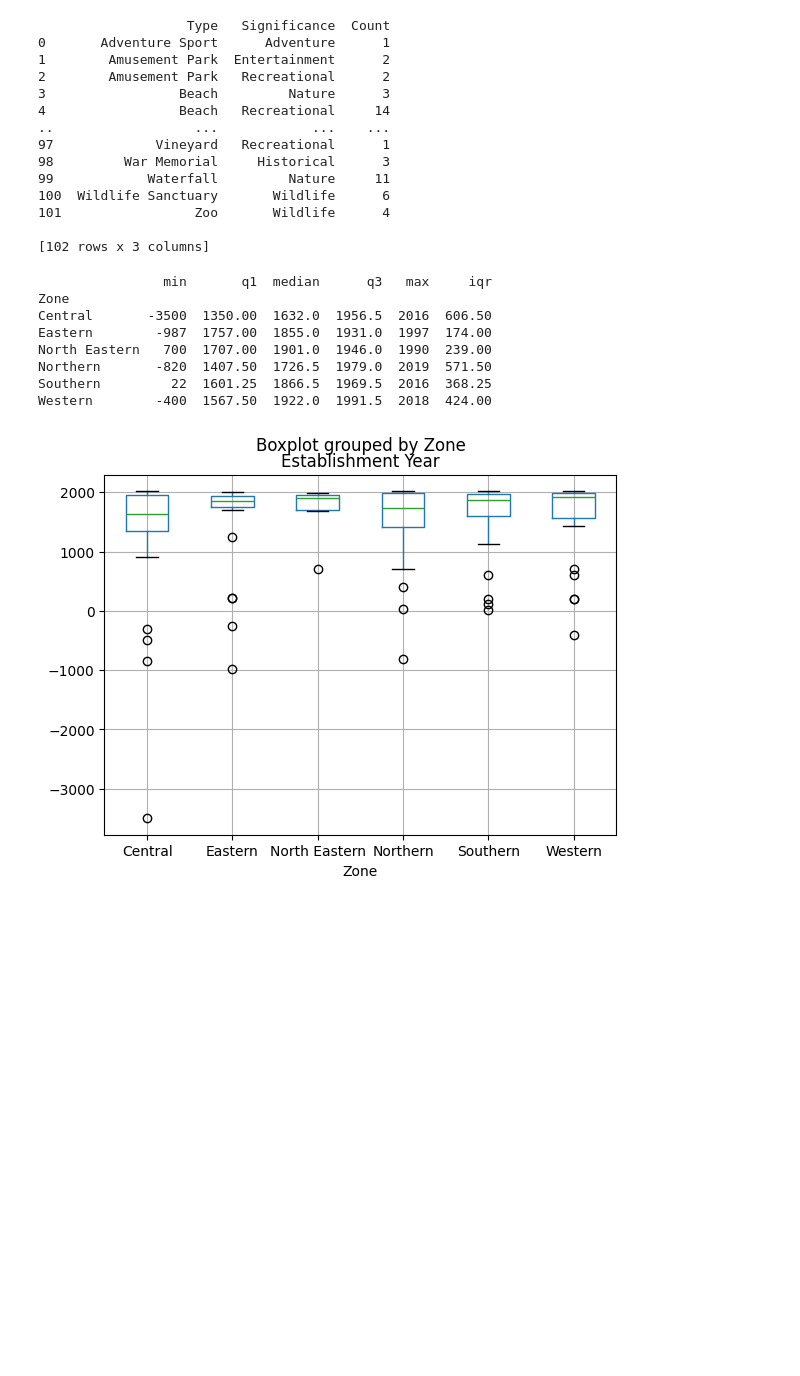
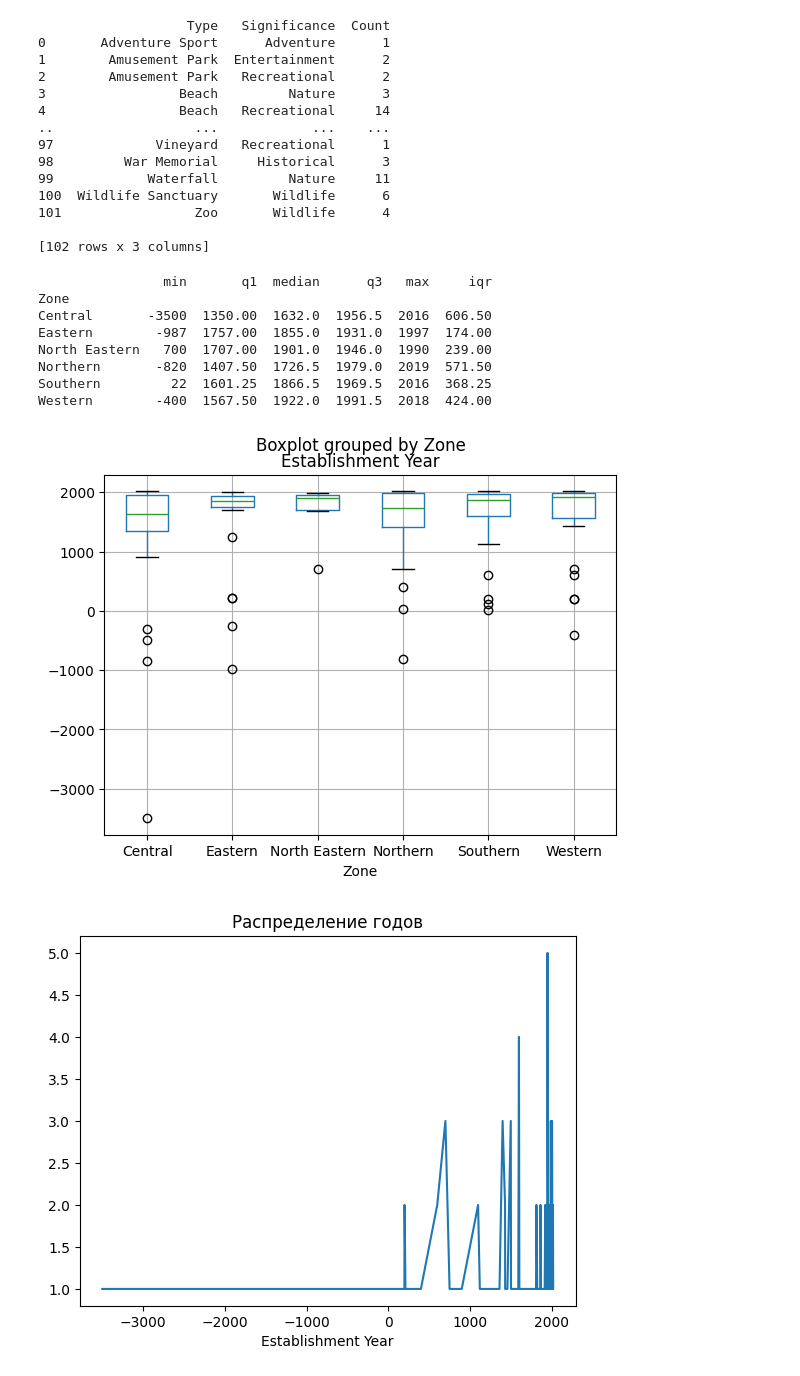
Before and after one commit to Likogeles/IIAS_lab_1, a Jupyter notebook: my_lab/lab_1.ipynb, the cells around one changed output. Drawn from its saved outputs; the diff is of its cells as text; code cells hidden in the pictures; blank space fills up the shorter version.

```diff
--- a/my_lab/lab_1.ipynb
+++ b/my_lab/lab_1.ipynb
@@ -66,36 +66,55 @@ data.sort_values("Weekly Off", ascending=False, inplace=True)
 print(data)
 # %%
 import matplotlib.pyplot as plt
-
-
-df['Establishment Year'] = pd.to_numeric(df['Establishment Year'], errors='coerce')
-df = df.dropna(subset=['Establishment Year'])
-df['Establishment Year'] = df['Establishment Year'].astype(int)
 
 def q1(x):
     return x.quantile(0.25)
 
 def q2(x):
     return x.quantile(0.5)
 
 def q3(x):
     return x.quantile(0.75)
 
 def iqr(x):
     return q3(x) - q1(x)
 
+
+df['Establishment Year'] = pd.to_numeric(df['Establishment Year'], errors='coerce')
+df = df.dropna(subset=['Establishment Year'])
+df['Establishment Year'] = df['Establishment Year'].astype(int)
+
+
+df['Google review rating'] = pd.to_numeric(df['Google review rating'], errors='coerce')
+df = df.dropna(subset=['Google review rating'])
+df['Google review rating'] = df['Google review rating'].astype(float)
+
+
 stats = df.groupby('Zone')['Establishment Year'].agg(['min', q1, 'median', q3, 'max', iqr])
 print(stats)
 
 df.boxplot(column='Establishment Year', by='Zone')
 plt.show()
+
+df['Establishment Year'].value_counts().sort_index().plot(kind='line', title='Распределение годов')
+plt.show()
+
+df['Zone'].value_counts().plot(kind='bar', title='Количество по типам')
+plt.show()
+
+df['Establishment Year'].plot(kind='hist', bins=30, title='Распределение годов')
+plt.show()
+
+df.plot(x='Establishment Year', y='Google review rating', kind='scatter')
+plt.show()
 # %% [output]
                 min       q1  median      q3   max     iqr
 Zone
 Central       -3500  1350.00  1632.0  1956.5  2016  606.50
 Eastern        -987  1757.00  1855.0  1931.0  1997  174.00
 North Eastern   700  1707.00  1901.0  1946.0  1990  239.00
 Northern       -820  1407.50  1726.5  1979.0  2019  571.50
 Southern         22  1601.25  1866.5  1969.5  2016  368.25
 Western        -400  1567.50  1922.0  1991.5  2018  424.00
 [figure]
+[figure, added]
```
Also changed, not shown: parts of 1 cell of this notebook.
